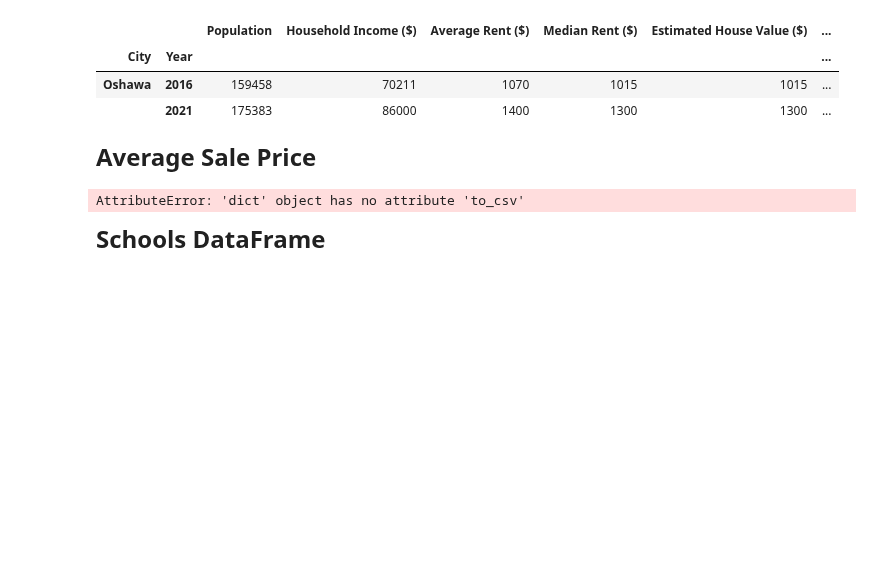
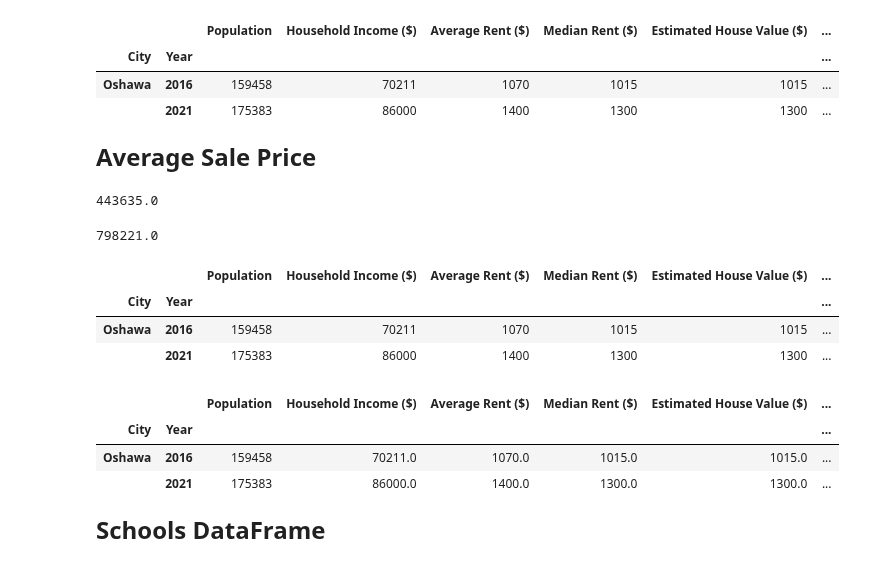
Before and after one commit to MaisieDeGraaf/oakville-housing-analysis, a Jupyter notebook: Housing Market.ipynb, the cells around one changed output. Saved outputs shown, nothing was run; the diff lists cells and outputs as text; code cells hidden in the pictures; blank space fills up the shorter version.

Commit message:
Oshawa_df done

```diff
--- a/Housing Market.ipynb
+++ b/Housing Market.ipynb
@@ -263,17 +263,47 @@ Oshawa_df
 |  | 2021 | 175383 | 86000 | 1400 | 1300 | 1300 | ... |
 # %% [markdown]
 **<font size="5">Average Sale Price</font>**
+# %%
+#Listing all my paths
+data_2016 = Path("Resources1/2016 Average Sale Price - Oshawa.csv")
+
+#Read the pdf file
+df_2016 = pd.read_csv(data_2016, skiprows=[1],on_bad_lines="skip")
+oshawa_sale_2016 = df_2016.index[0][3]
+oshawa_sale_2016
+# %% [output]
+443635.0
+# %%
+#Listing all my paths
+data_2021 = Path("Resources1/2021 Average Sale Price - Oshawa.csv")
+
+#Read the csv file
+df_2021 = pd.read_csv(data_2021, skiprows=[1],on_bad_lines="skip")
+oshawa_sale_2021 = df_2021.index[0][3]
+oshawa_sale_2021
+# %% [output]
+798221.0
+# %%
+
+#Adding to the df
+Oshawa_df["Average Sale Price ($)"] = [oshawa_sale_2016,oshawa_sale_2021]
+Oshawa_df
+# %% [output]
+|  |  | Population | Household Income ($) | Average Rent ($) | Median Rent ($) | Estimated House Value ($) | ... |
+| City | Year |  |  |  |  |  | ... |
+| Oshawa | 2016 | 159458 | 70211 | 1070 | 1015 | 1015 | ... |
+|  | 2021 | 175383 | 86000 | 1400 | 1300 | 1300 | ... |
 # %%
 #Changing the df type and printing it to csv
 Oshawa_df = Oshawa_df.astype(float)
-Oshawa_df[['Population','Rented Houses',"Owned Houses"]]'Population':int,
-                'Rented Houses':int,
-                :int,
-                'New Built':int}
+Oshawa_df[['Population','Rented Houses',"Owned Houses",'New Built']] = Oshawa_df[['Population','Rented Houses',"Owned Houses",'New Built']].astype(int)
 Oshawa_df.to_csv('Output/Oshawa_df.csv')
-Oshawa_df.dtypes
+Oshawa_df
 # %% [output]
-AttributeError: 'dict' object has no attribute 'to_csv'
+|  |  | Population | Household Income ($) | Average Rent ($) | Median Rent ($) | Estimated House Value ($) | ... |
+| City | Year |  |  |  |  |  | ... |
+| Oshawa | 2016 | 159458 | 70211.0 | 1070.0 | 1015.0 | 1015.0 | ... |
+|  | 2021 | 175383 | 86000.0 | 1400.0 | 1300.0 | 1300.0 | ... |
 # %% [markdown]
 **<font size="5">Schools DataFrame</font>**
 # %%
```
Also changed, not shown: parts of 2 cells of this notebook, 3 other files.
